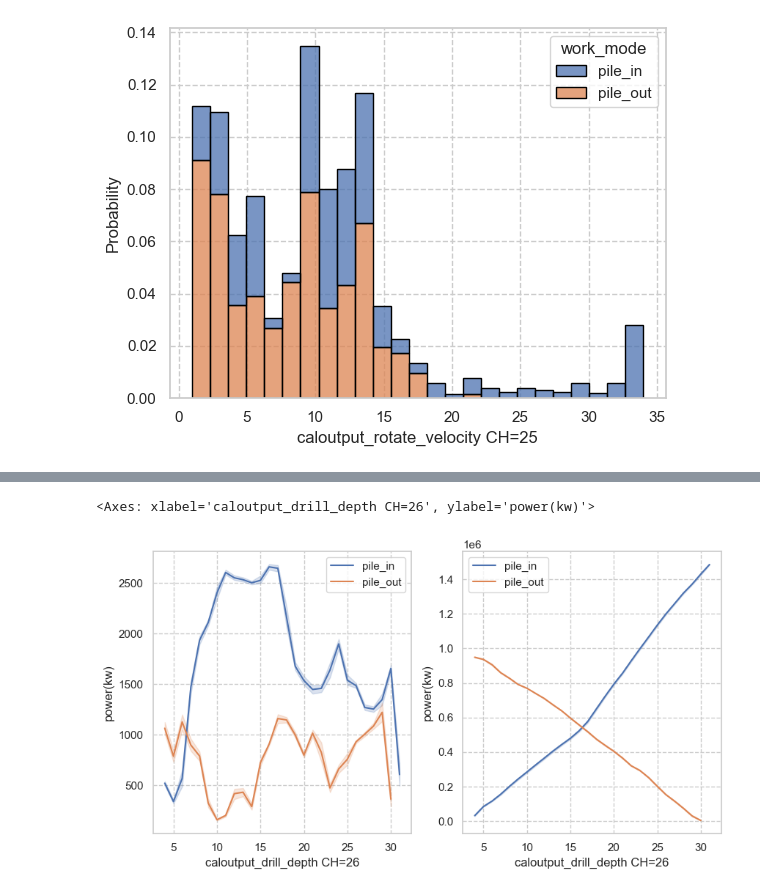
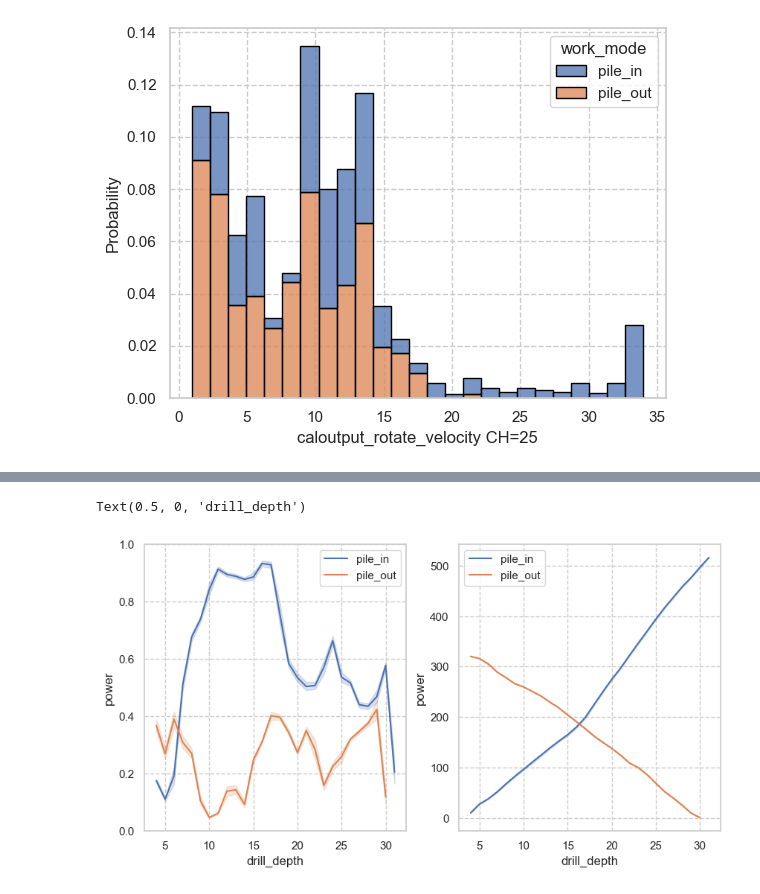
Before and after one commit to jinbeomjeong/forecast_pile_driver_load, a Jupyter notebook: analysis_logging_data.ipynb, the cells around one changed output, grey strips where cells are left out. Cells and saved outputs as stored; diff of their text form; code cells hidden in the pictures.

```diff
--- a/analysis_logging_data.ipynb
+++ b/analysis_logging_data.ipynb
@@ -58,7 +57,8 @@ dataset.describe()
 | max | 256.973346 | 68.500000 | 68.720000 | 155.620000 | 55.640000 | 38.990000 | ... |
 8 rows × 36 columns
 # %%
-dataset['power(kw)'] = dataset['pressure_1_pressure_transmitter_1_drive1 CH=23'] * dataset['caloutput_rotate_velocity CH=25']
+dataset['power'] = dataset['pressure_1_pressure_transmitter_1_drive1 CH=23'] * dataset['caloutput_rotate_velocity CH=25']
+dataset['power'] = (dataset['power']-dataset['power'].min()) / (dataset['power'].max()-dataset['power'].min())
 dataset['sample'] =  np.arange(dataset.shape[0])
 # %%
 dataset.describe()
@@ -242,10 +256,13 @@ for i, angle_name in enumerate(angle_name_list):
 # %%
-pile_in_cum_power = np.cumsum(dataset[dataset['work_mode']=='pile_in']['power(kw)'])
-pile_out_cum_power = np.cumsum(dataset[dataset['work_mode']=='pile_out']['power(kw)'])
+sns.set(font_scale=1)
+sns.set_style("whitegrid", {'grid.linestyle': '--'})
+
+pile_in_cum_power = np.cumsum(dataset[dataset['work_mode']=='pile_in']['power'])
+pile_out_cum_power = np.cumsum(dataset[dataset['work_mode']=='pile_out']['power'])
 
 sns.lineplot(x=np.arange(len(pile_in_cum_power))/10, y=pile_in_cum_power, label='pile_in')
 sns.lineplot(x=np.arange(len(pile_out_cum_power))/10, y=pile_out_cum_power, label='pile_out')
 
 plt.xlim(0, 200)
-plt.xlabel('time(s)')
+plt.xlabel('sample')
 # %% [output]
@@ -254,16 +271,20 @@ Text(0.5, 0, 'time(s)')
 # %%
 fig, axis = plt.subplots(ncols=2)
 fig.set_size_inches(10, 5)
 
-pile_in_power = dataset[dataset['work_mode']=='pile_in']['power(kw)']
-pile_out_power = dataset[dataset['work_mode']=='pile_out']['power(kw)']
+pile_in_power = dataset[dataset['work_mode']=='pile_in']['power']
+pile_out_power = dataset[dataset['work_mode']=='pile_out']['power']
 
 sns.lineplot(x=dataset[dataset['work_mode']=='pile_in']['caloutput_drill_depth CH=26'], y=pile_in_power, label='pile_in', ax=axis[0])
 sns.lineplot(x=dataset[dataset['work_mode']=='pile_out']['caloutput_drill_depth CH=26'], y=pile_out_power, label='pile_out', ax=axis[0])
 
 sns.lineplot(x=dataset[dataset['work_mode']=='pile_in']['caloutput_drill_depth CH=26'], y=pile_in_cum_power, label='pile_in', ax=axis[1])
 sns.lineplot(x=dataset[dataset['work_mode']=='pile_out']['caloutput_drill_depth CH=26'], y=pile_out_cum_power, label='pile_out', ax=axis[1])
+
+axis[0].set_xlabel('drill_depth')
+axis[0].set_ylim(0, 1)
+axis[1].set_xlabel('drill_depth')
 # %% [output]
-<Axes: xlabel='caloutput_drill_depth CH=26', ylabel='power(kw)'>
+Text(0.5, 0, 'drill_depth')
-[figure, old version]
+[figure, new version]
 # %%
```
Also changed, not shown: parts of 15 cells of this notebook, 2 other files.
